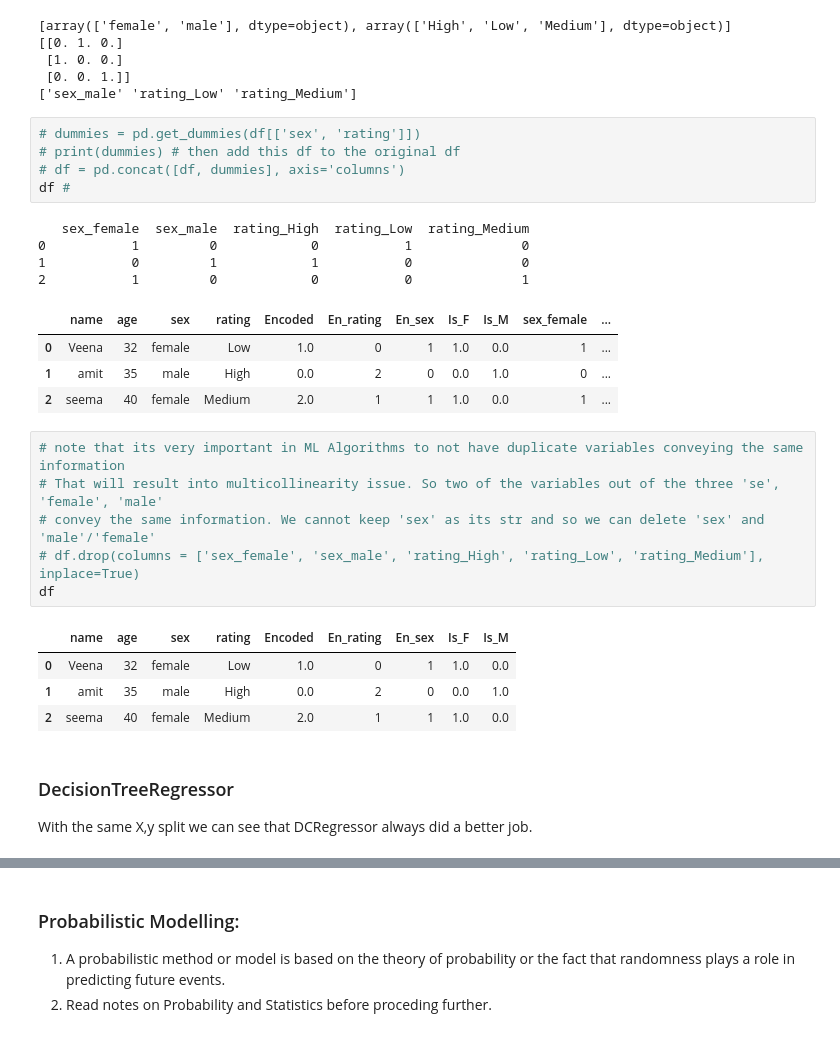
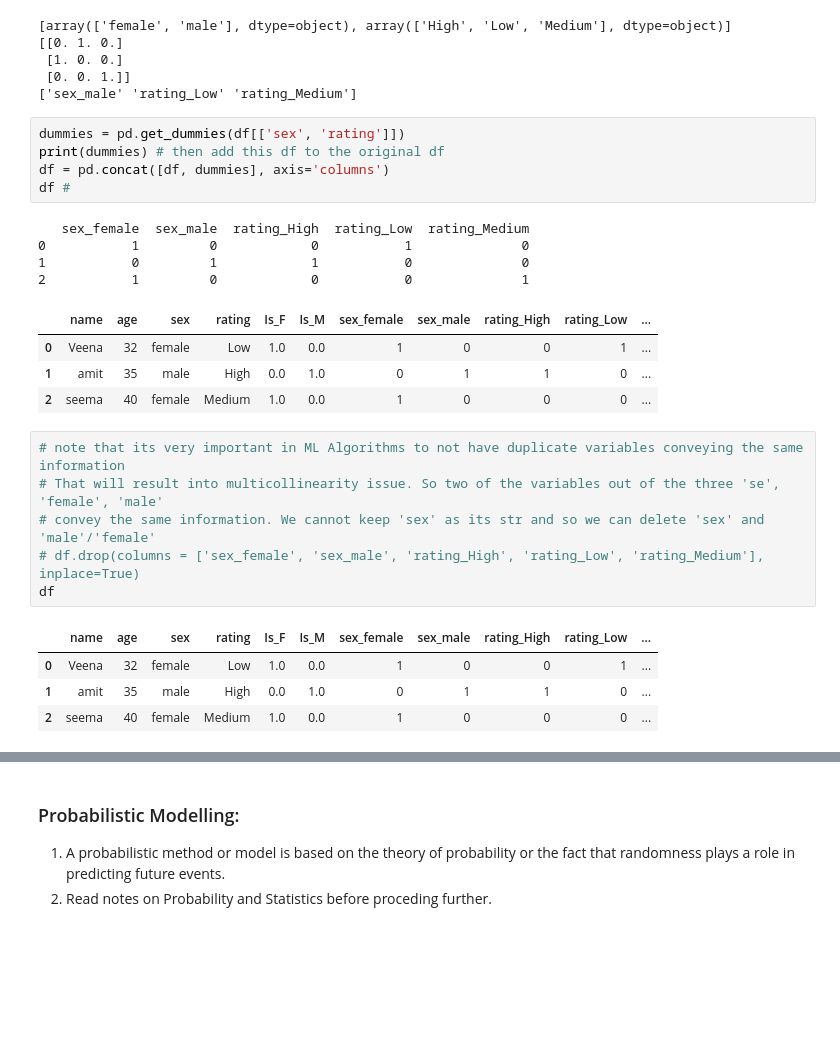
Before and after one commit to VeenaKGit/Knowledge, a Jupyter notebook: Scikit Tutorial.ipynb, the cells around one changed output, grey strips where cells are left out. Cells and saved outputs as stored; diff of their text form; blank space fills up the shorter version.

```diff
--- a/Scikit Tutorial.ipynb
+++ b/Scikit Tutorial.ipynb
@@ -1473,19 +1466,19 @@ print(OH_encoder.get_feature_names(['sex', 'rating']))
  [0. 0. 1.]]
 ['sex_male' 'rating_Low' 'rating_Medium']
 # %%
-# dummies = pd.get_dummies(df[['sex', 'rating']])
-# print(dummies) # then add this df to the original df
-# df = pd.concat([df, dummies], axis='columns')
+dummies = pd.get_dummies(df[['sex', 'rating']])
+print(dummies) # then add this df to the original df
+df = pd.concat([df, dummies], axis='columns')
 df #
 # %% [output]
    sex_female  sex_male  rating_High  rating_Low  rating_Medium
 0           1         0            0           1              0
 1           0         1            1           0              0
 2           1         0            0           0              1
-|  | name | age | sex | rating | Encoded | En_rating | En_sex | Is_F | Is_M | sex_female | ... |
-| 0 | Veena | 32 | female | Low | 1.0 | 0 | 1 | 1.0 | 0.0 | 1 | ... |
-| 1 | amit | 35 | male | High | 0.0 | 2 | 0 | 0.0 | 1.0 | 0 | ... |
-| 2 | seema | 40 | female | Medium | 2.0 | 1 | 1 | 1.0 | 0.0 | 1 | ... |
+|  | name | age | sex | rating | Is_F | Is_M | sex_female | sex_male | rating_High | rating_Low | ... |
+| 0 | Veena | 32 | female | Low | 1.0 | 0.0 | 1 | 0 | 0 | 1 | ... |
+| 1 | amit | 35 | male | High | 0.0 | 1.0 | 0 | 1 | 1 | 0 | ... |
+| 2 | seema | 40 | female | Medium | 1.0 | 0.0 | 1 | 0 | 0 | 0 | ... |
 # %%
 # note that its very important in ML Algorithms to not have duplicate variables conveying the same information
 # That will result into multicollinearity issue. So two of the variables out of the three 'se', 'female', 'male'
@@ -1493,10 +1486,7 @@ df #
 # df.drop(columns = ['sex_female', 'sex_male', 'rating_High', 'rating_Low', 'rating_Medium'], inplace=True)
 df
 # %% [output]
-|  | name | age | sex | rating | Encoded | En_rating | En_sex | Is_F | Is_M |
-| 0 | Veena | 32 | female | Low | 1.0 | 0 | 1 | 1.0 | 0.0 |
-| 1 | amit | 35 | male | High | 0.0 | 2 | 0 | 0.0 | 1.0 |
-| 2 | seema | 40 | female | Medium | 2.0 | 1 | 1 | 1.0 | 0.0 |
+|  | name | age | sex | rating | Is_F | Is_M | sex_female | sex_male | rating_High | rating_Low | ... |
+| 0 | Veena | 32 | female | Low | 1.0 | 0.0 | 1 | 0 | 0 | 1 | ... |
+| 1 | amit | 35 | male | High | 0.0 | 1.0 | 0 | 1 | 1 | 0 | ... |
+| 2 | seema | 40 | female | Medium | 1.0 | 0.0 | 1 | 0 | 0 | 0 | ... |
-# %% [markdown]
-### DecisionTreeRegressor
-With the same X,y split we can see that DCRegressor always did a better job.
```
Also changed, not shown: parts of 26 cells of this notebook, 3 other files.
